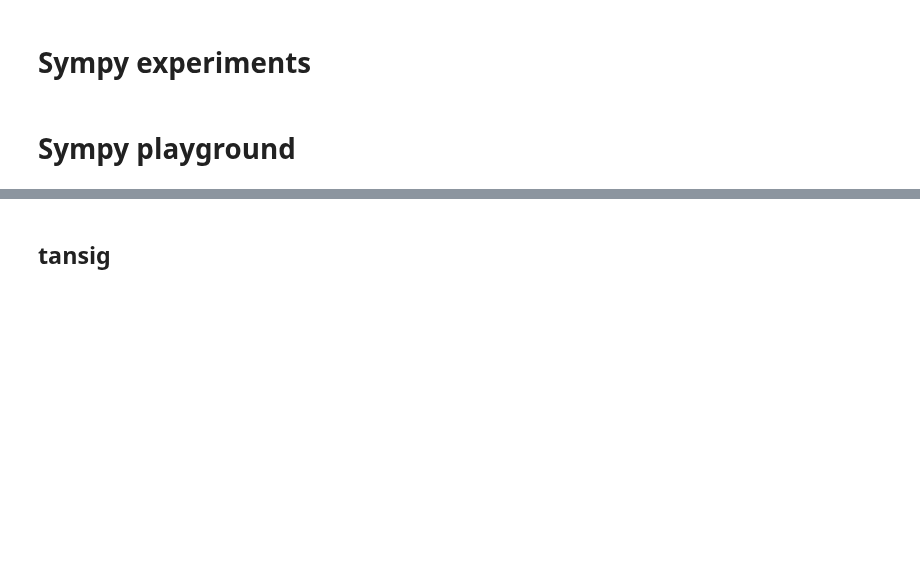
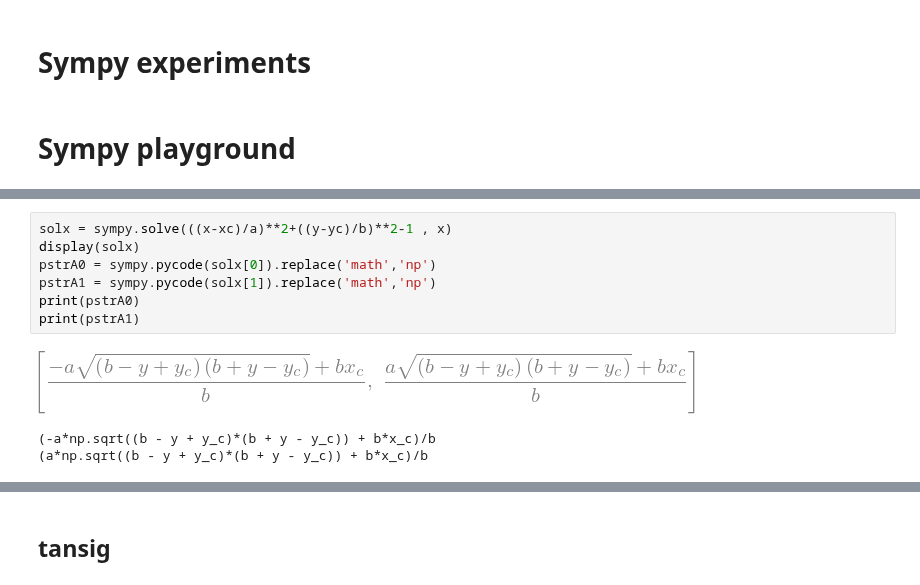
Before and after one commit to NelisW/PythonNotesToSelf, a Jupyter notebook: sympy/play-sympy.ipynb, the cells around one changed output, grey strips where cells are left out. Cells and saved outputs as stored; diff of their text form; blank space fills up the shorter version.

```diff
--- a/sympy/play-sympy.ipynb
+++ b/sympy/play-sympy.ipynb
@@ -14,0 +35,11 @@ from IPython.display import Latex
+# %%
+solx = sympy.solve(((x-xc)/a)**2+((y-yc)/b)**2-1 , x)
+display(solx)
+pstrA0 = sympy.pycode(solx[0]).replace('math','np')
+pstrA1 = sympy.pycode(solx[1]).replace('math','np')
+print(pstrA0)
+print(pstrA1)
+# %% [output]
+[figure, added]
+(-a*np.sqrt((b - y + y_c)*(b + y - y_c)) + b*x_c)/b
+(a*np.sqrt((b - y + y_c)*(b + y - y_c)) + b*x_c)/b
```
Also changed, not shown: parts of 17 cells of this notebook, 5 other files.
